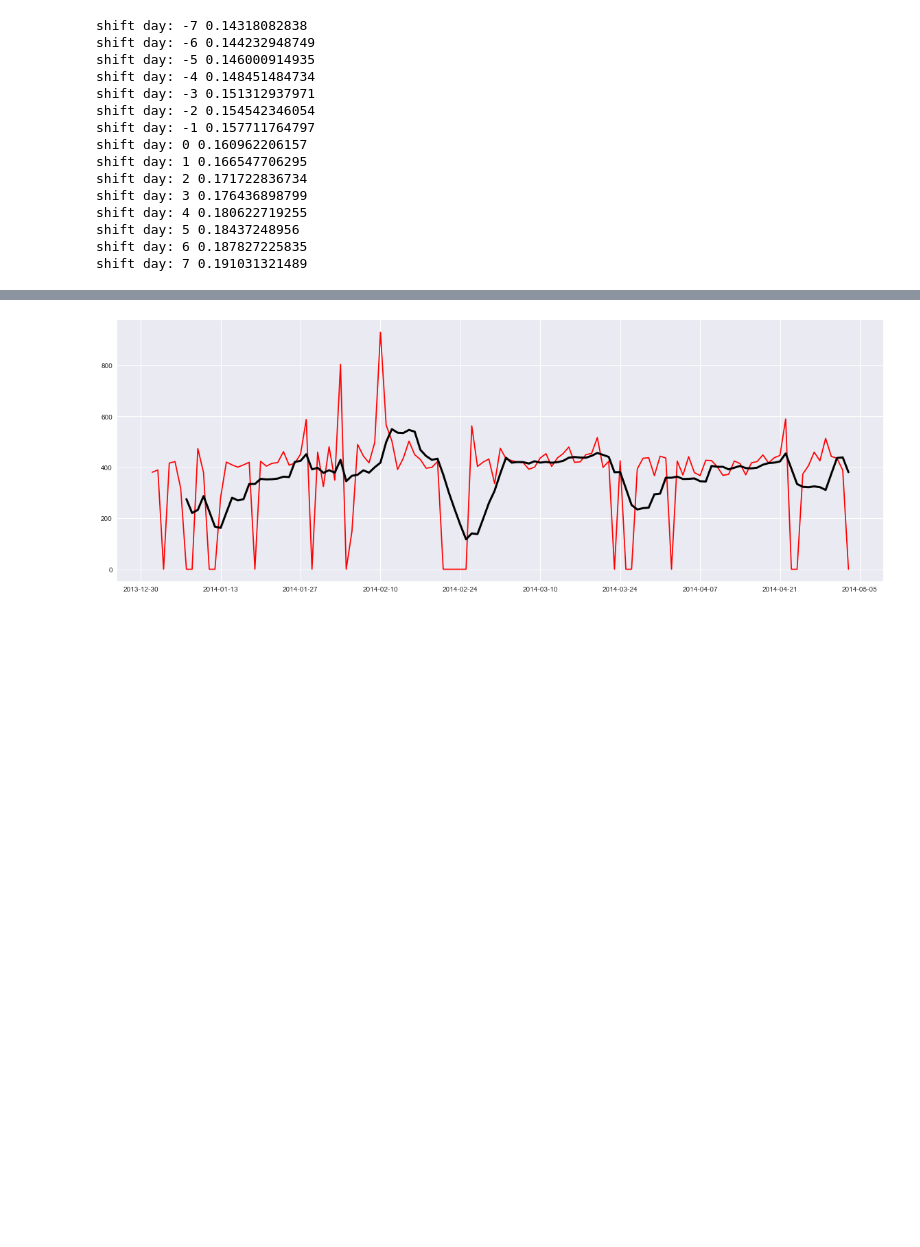
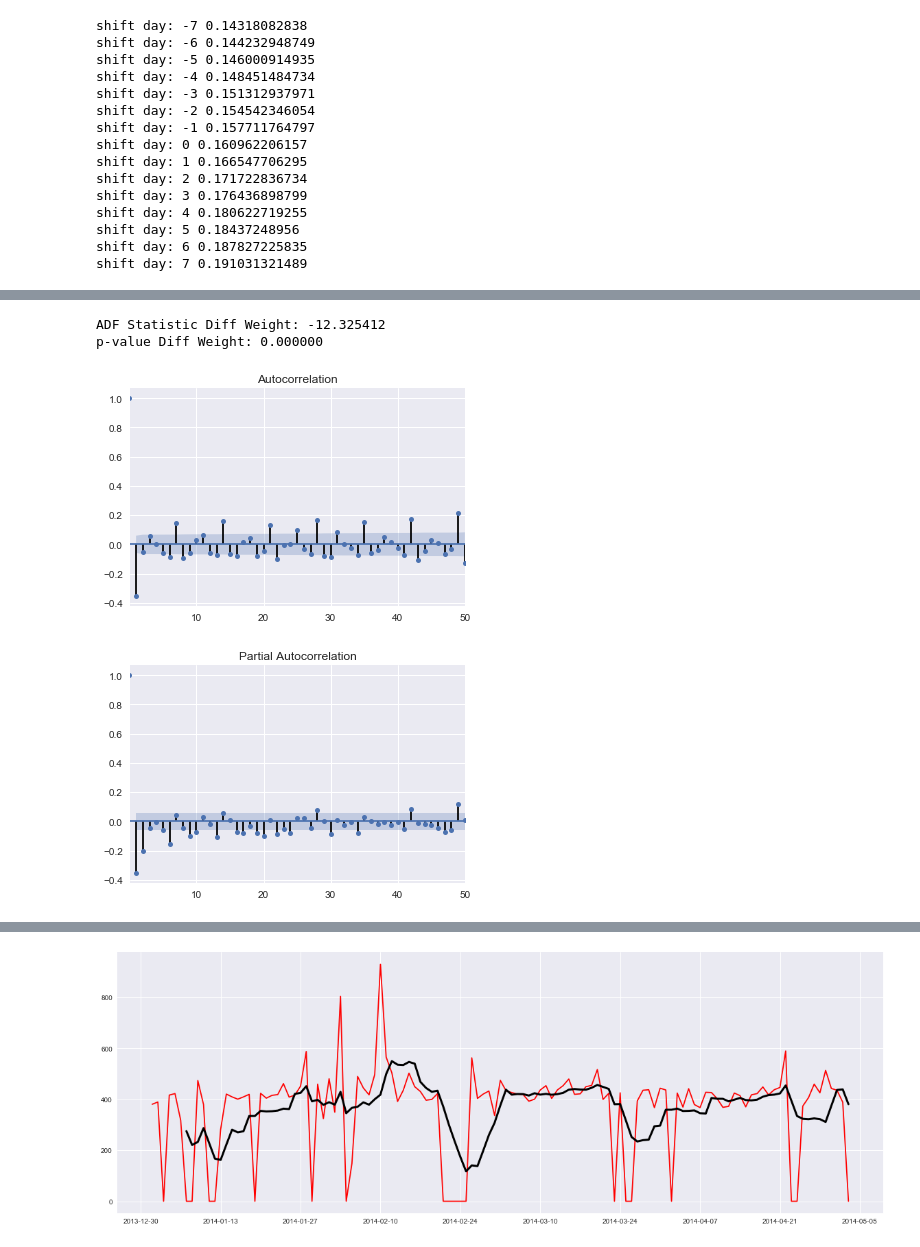
Before and after one commit to cteling/FitBit-Health-Data, a Jupyter notebook: fitbit_health_data_subject_2.ipynb, the cells around one changed output, grey strips where cells are left out. Drawn from its saved outputs; the diff is of its cells as text; code cells hidden in the pictures; blank space fills up the shorter version.

```diff
--- a/fitbit_health_data_subject_2.ipynb
+++ b/fitbit_health_data_subject_2.ipynb
@@ -432,0 +472,18 @@ shift day: 7 0.191031321489
+# %%
+from statsmodels.tsa.stattools import adfuller
+test_diff_weight = adfuller(total_calories_weight['Diff Weight'].loc['2014-01-02':])
+print('ADF Statistic Diff Weight: %f' % test_diff_weight[0])
+print('p-value Diff Weight: %f' % test_diff_weight[1])
+# %% [output]
+ADF Statistic Diff Weight: -12.325412
+p-value Diff Weight: 0.000000
+# %%
+#Autocorrelation and PACF plots for the Differences of Excess .    Seems to be a seasonal type of pattern
+plot_acf(total_calories_weight['Diff Excess'].loc['2014-01-02':], lags=50)
+plt.xlim(0.1,50)
+plot_pacf(total_calories_weight['Diff Excess'].loc['2014-01-02':], lags=50)
+plt.xlim(0.1,50)
+plt.show()
+# %% [output]
+[figure, added]
+[figure, added]
```
Also changed, not shown: parts of 27 cells of this notebook.
